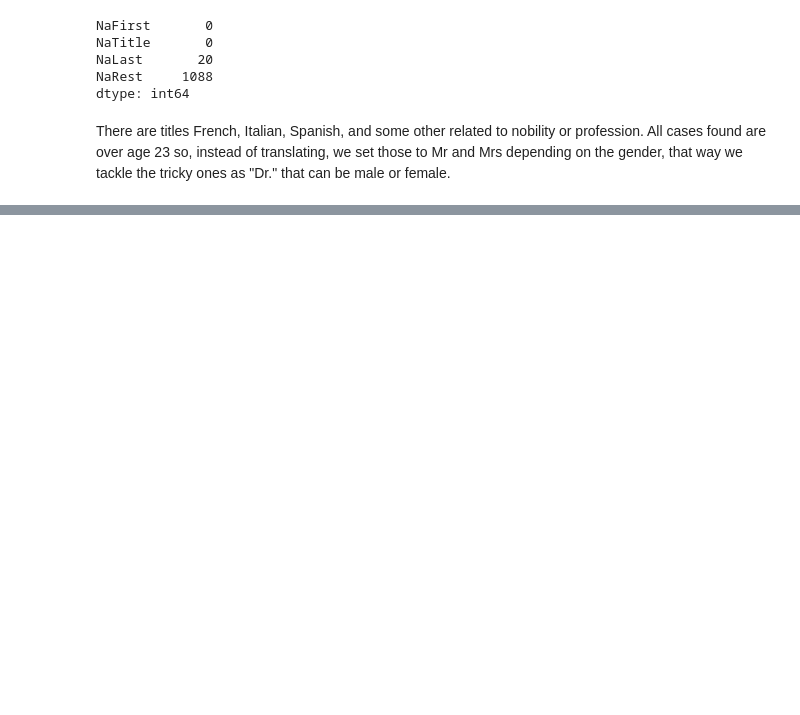
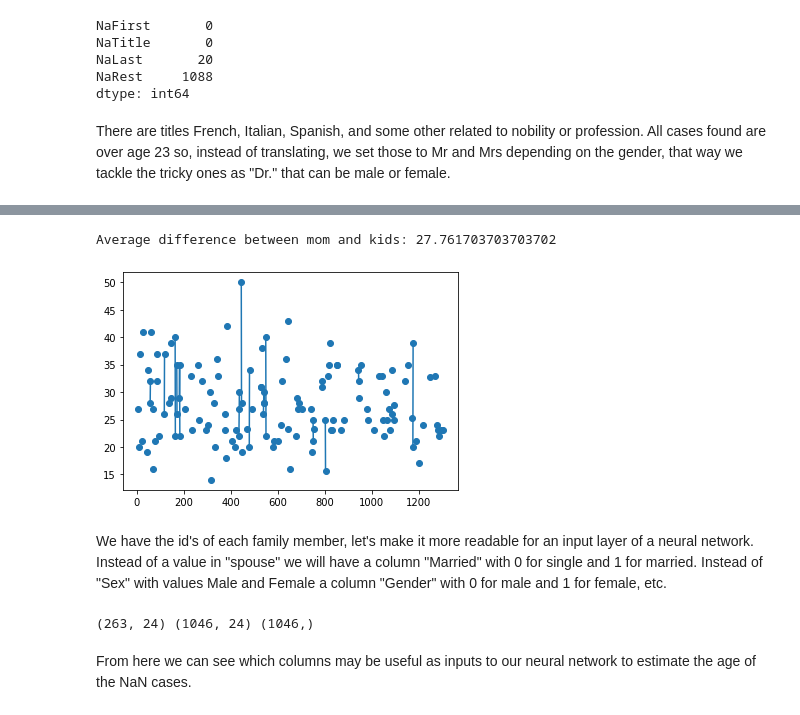
Before and after one commit to sernormungom/myCodeSampleNotebooks, a Jupyter notebook: titanic.ipynb, the cells around one changed output, grey strips where cells are left out. Drawn from its saved outputs; the diff is of its cells as text; code cells hidden in the pictures; blank space fills up the shorter version.

```diff
--- a/titanic.ipynb
+++ b/titanic.ipynb
@@ -537,0 +362,10 @@ data.columns
+# %%
+dfall['toPlot'] = pd.to_numeric(dfall['difAgeMom'], errors='coerce')
+plt.plot(dfall['toPlot'], marker='o', linestyle='-')
+avgDifAgeMom=dfall['toPlot'].mean()
+print("Average difference between mom and kids:",avgDifAgeMom)
+# %% [output]
+Average difference between mom and kids: 27.761703703703702
+[figure, added]
+# %% [markdown]
+We have the id's of each family member, let's make it more readable for an input layer of a neural network. Instead of a value in "spouse" we will have a column "Married" with 0 for single and 1 for married. Instead of "Sex" with values Male and Female a column "Gender" with 0 for male and 1 for female, etc.
@@ -537,0 +397,10 @@ data.columns
+# %%
+#now we split data to have a training set
+toFillAge=dfall[dfall.Age.isna()]
+x_trainAge=dfall[dfall.Age.notna()]
+y_trainAge=x_trainAge['Age']
+print(toFillAge.shape, x_trainAge.shape, y_trainAge.shape)
+# %% [output]
+(263, 24) (1046, 24) (1046,)
+# %% [markdown]
+From here we can see which columns may be useful as inputs to our neural network to estimate the age of the NaN cases.
```
Also changed, not shown: parts of 118 cells of this notebook.
